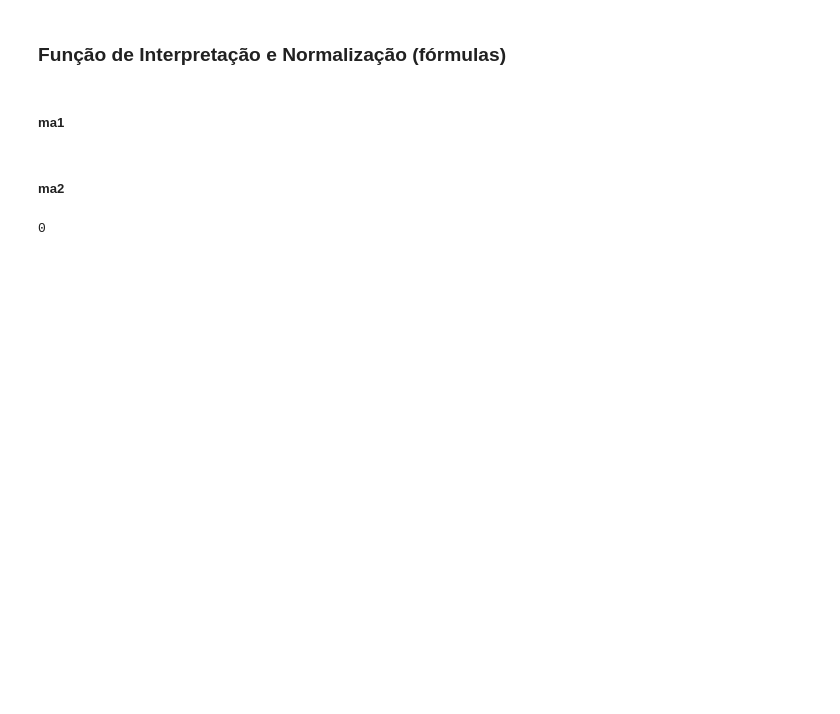
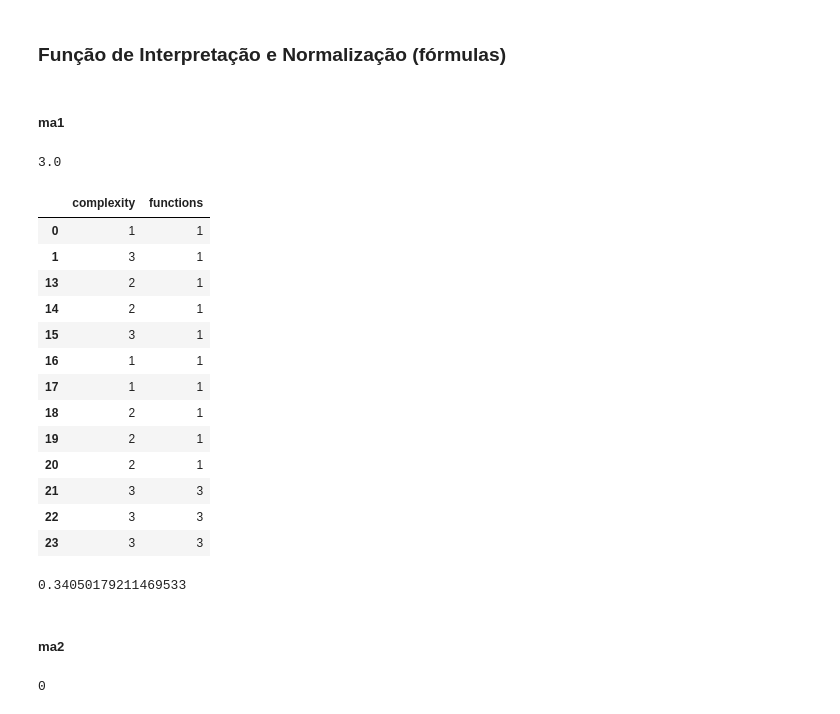
Before and after one commit to fga-eps-mds/2020.1-Grupo6, a Jupyter notebook: analytics/src/analytics.ipynb, the cells around one changed output. Saved outputs shown, nothing was run; the diff lists cells and outputs as text; code cells hidden in the pictures; blank space fills up the shorter version.

```diff
--- a/analytics/src/analytics.ipynb
+++ b/analytics/src/analytics.ipynb
@@ -555,0 +574,4 @@ front_r1_df
+# %%
+complexity_notnull = front_r1_df['complexity'][pd.notnull(front_r1_df['complexity'])]
+median_complexity = np.median(complexity_notnull.astype(float))
+median_complexity
@@ -556,3 +580,3 @@ front_r1_df
 # %%
-# complexity = front_r1_df[['complexity', 'functions']][front_r1_df['complexity'].astype(int) >= median_complexity]
-# complexity
+complexity = front_r1_df[['complexity', 'functions']][(front_r1_df['complexity'].astype(float) <= median_complexity) & (front_r1_df['functions'].astype(float) > 0) ]
+complexity
@@ -934,23 +983,44 @@ back_r2_df
 ### Função de Interpretação e Normalização (fórmulas)
 # %% [markdown]
 ##### ma1
+# %%
+complexity_notnull = back_r2_df['complexity'][pd.notnull(back_r2_df['complexity'])]
+median_complexity = np.median(complexity_notnull.astype(float))
+median_complexity
+# %% [output]
+3.0
+# %%
+complexity = back_r2_df[['complexity', 'functions']][(back_r2_df['complexity'].astype(float) <= median_complexity) & (back_r2_df['functions'].astype(float) > 0) ]
+complexity
+# %% [output]
+|  | complexity | functions |
+| 0 | 1 | 1 |
+| 1 | 3 | 1 |
+| 13 | 2 | 1 |
+| 14 | 2 | 1 |
+| 15 | 3 | 1 |
+| 16 | 1 | 1 |
+| 17 | 1 | 1 |
+| 18 | 2 | 1 |
+| 19 | 2 | 1 |
+| 20 | 2 | 1 |
+| 21 | 3 | 3 |
+| 22 | 3 | 3 |
+| 23 | 3 | 3 |
 # %%
-# median_complexity = np.median(back_r2_df['complexity'].astype(int))
+fi1 = 0
 
-# complexity = back_r2_df[['complexity', 'functions']][(back_r2_df['complexity'].astype(int) <= median_complexity) & (back_r2_df['functions'].astype(float) > 0)]
-# complexity
+x = np.array([0, 9])
+y = np.array([1, 0])
 
-# fi1 = 0
+for i in range(len(complexity)):
+    fi1 += (np.interp(float(complexity['complexity'].iloc[i])/float(complexity['functions'].iloc[i]), x, y))
 
-# x = np.array([0, 9])
-# y = np.array([1, 0])
+ma1_b2 = fi1/float(len(back_r2_df['complexity']))
 
-# for i in range(len(complexity['functions'])):
-#     fi1 += (np.interp(float(complexity['complexity'].iloc[i])/float(complexity['functions'].iloc[i]), x, y))
-
-# ma1_b2 = fi1/float(len(back_r2_df['complexity']))
-
-# ma1_b2
+ma1_b2
+# %% [output]
+0.34050179211469533
 # %% [markdown]
 ##### ma2
 # %%
```
Also changed, not shown: parts of 48 cells of this notebook.
